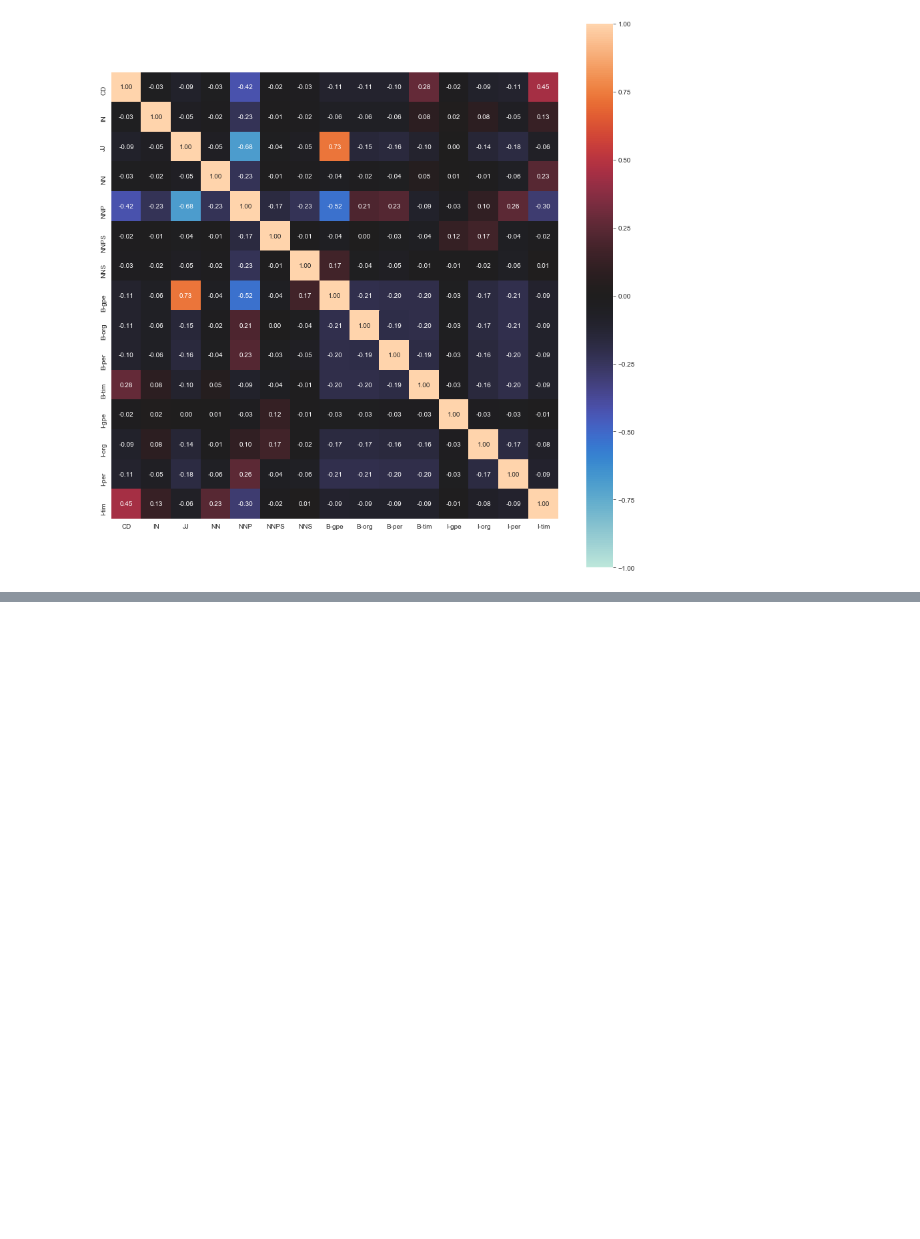
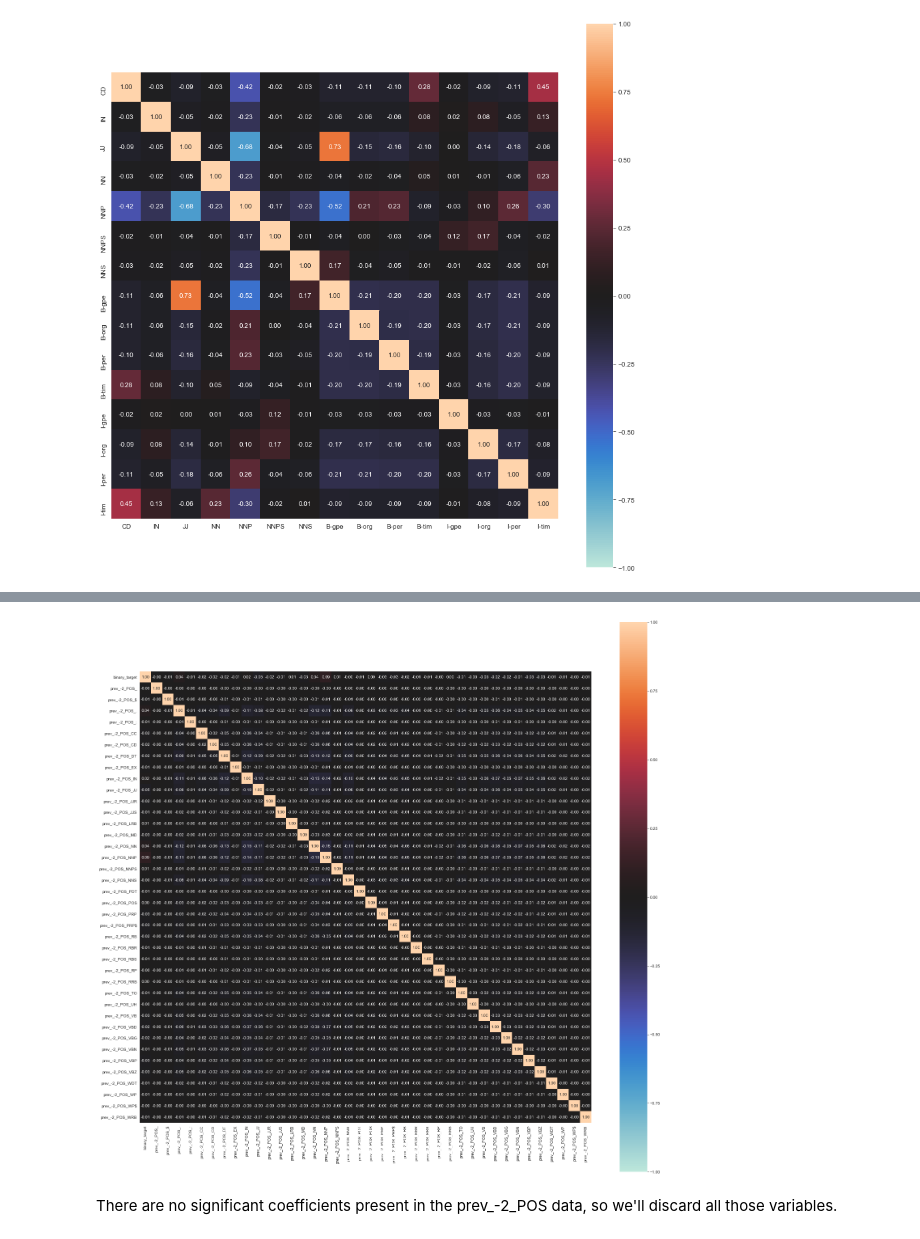
Before and after one commit to Ioana-P/Named_Entity_Recog_project, a Jupyter notebook: 3. EDA.ipynb, the cells around one changed output, grey strips where cells are left out. Saved outputs shown, nothing was run; the diff lists cells and outputs as text; code cells hidden in the pictures; blank space fills up the shorter version.

```diff
--- a/3. EDA.ipynb
+++ b/3. EDA.ipynb
@@ -257,0 +514,4 @@ Now what we see above very neatly visualises and confirms some of our prior insi
+# %%
+dummies_df_2 = feature_df[['binary_target','prev_-2_POS',]]
+dummies_df_2 = pd.get_dummies(dummies_df_2, columns = ['prev_-2_POS',])
+dummies_df_2.head()
@@ -258 +526,7 @@ Now what we see above very neatly visualises and confirms some of our prior insi
+# %%
+associations(dummies_df_2, theil_u=True, figsize=(25,25));
+# %% [output]
+[figure, added]
+# %% [markdown]
+There are no significant coefficients present in the prev_-2_POS data, so we'll discard all those variables.
 # %% [markdown]
```
Also changed, not shown: parts of 34 cells of this notebook, 1 other file.
